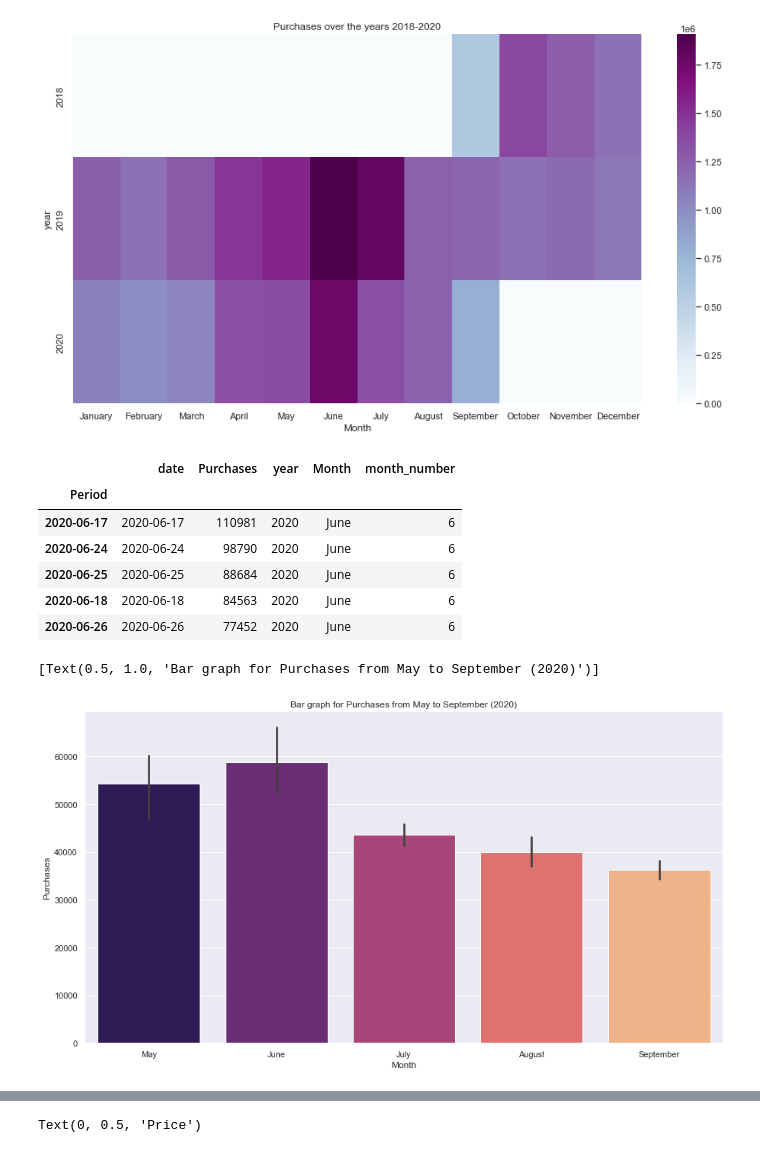
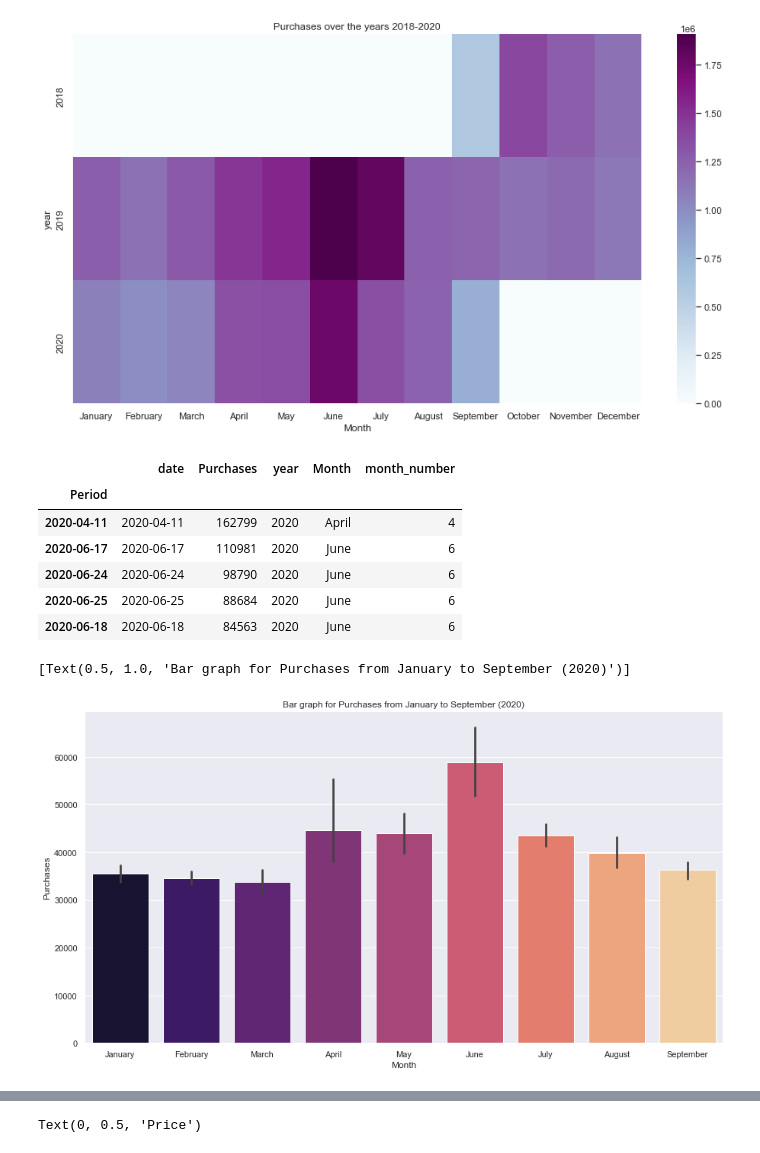
Before and after one commit to AdityaAS/Fashion-Recommendation-using-ML, a Jupyter notebook: data_preprocessed.ipynb, the cells around one changed output, grey strips where cells are left out. Cells and saved outputs as stored; diff of their text form; code cells hidden in the pictures.

Commit message:
updated with new split of data

```diff
--- a/data_preprocessed.ipynb
+++ b/data_preprocessed.ipynb
@@ -27,10 +27,10 @@ def query_based_on_date(df, start_date='2020-06-22', end_date='2020-09-22'):
     x = df[(df['t_dat']>start_date) & (df['t_dat']<=end_date)]
     return x
 # %%
-start_date = '2020-05-22'
+start_date = '2020-01-01'
 x = query_based_on_date(df, start_date)
-train_x = query_based_on_date(x, start_date, '2020-09-08')
-test_x = query_based_on_date(x, '2020-09-08')
+train_x = query_based_on_date(x, start_date, '2020-07-22')
+test_x = query_based_on_date(x, '2020-07-23')
 # %%
 print(train_x['t_dat'])
 print(test_x['t_dat'])
@@ -157,18 +157,18 @@ y.head()
 # %% [output]
 |  | date | Purchases | year | Month | month_number |
 | Period |  |  |  |  |  |
+| 2020-04-11 | 2020-04-11 | 162799 | 2020 | April | 4 |
 | 2020-06-17 | 2020-06-17 | 110981 | 2020 | June | 6 |
 | 2020-06-24 | 2020-06-24 | 98790 | 2020 | June | 6 |
 | 2020-06-25 | 2020-06-25 | 88684 | 2020 | June | 6 |
 | 2020-06-18 | 2020-06-18 | 84563 | 2020 | June | 6 |
-| 2020-06-26 | 2020-06-26 | 77452 | 2020 | June | 6 |
 # %%
-### barplot for sampled dataset (4 months)
+### barplot for sampled dataset (9 months)
 y = y.sort_values('month_number')
-sns.barplot(x = 'Month', y='Purchases', data = y,  palette = 'magma').set(title='Bar graph for Purchases from May to September (2020)')
+sns.barplot(x = 'Month', y='Purchases', data = y,  palette = 'magma').set(title='Bar graph for Purchases from January to September (2020)')
 # %% [output]
-[Text(0.5, 1.0, 'Bar graph for Purchases from May to September (2020)')]
+[Text(0.5, 1.0, 'Bar graph for Purchases from January to September (2020)')]
-[figure, old version]
+[figure, new version]
 # %%
 sns.lineplot(x="Period", y="Purchases", data=y, color='skyblue', label="Training Data") # plot normal time series plot
 # plot subset on top of the normal time series
```
Also changed, not shown: parts of 10 cells of this notebook.
